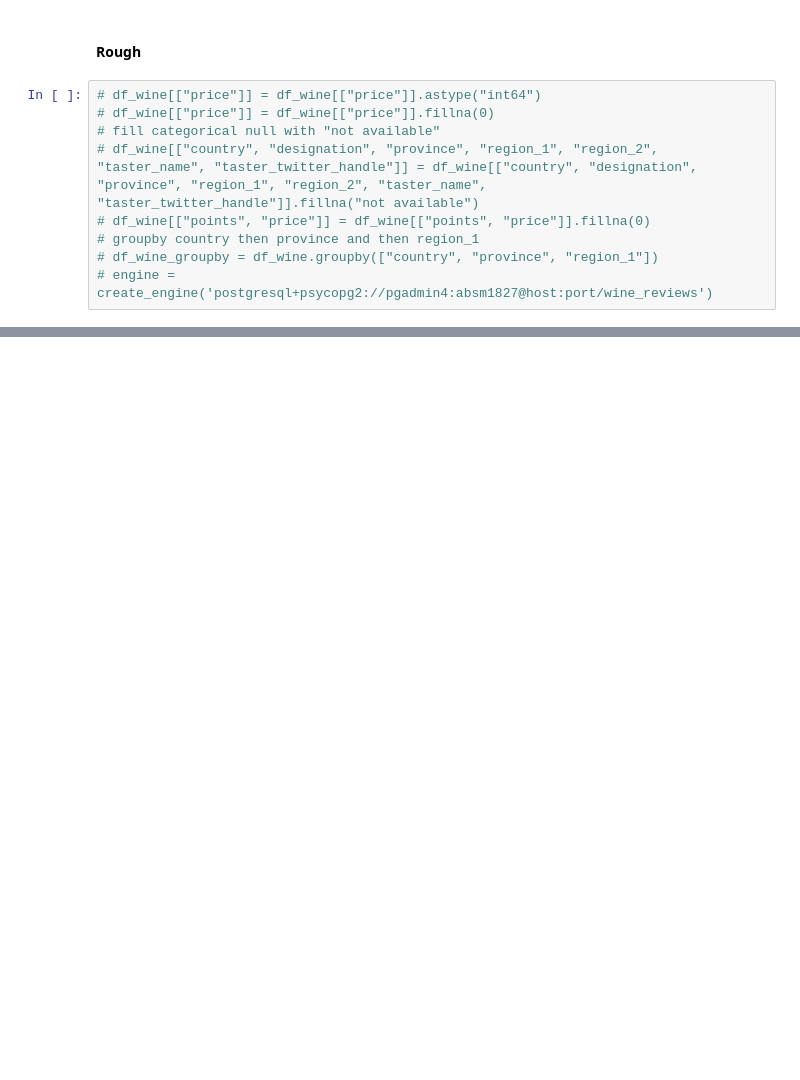
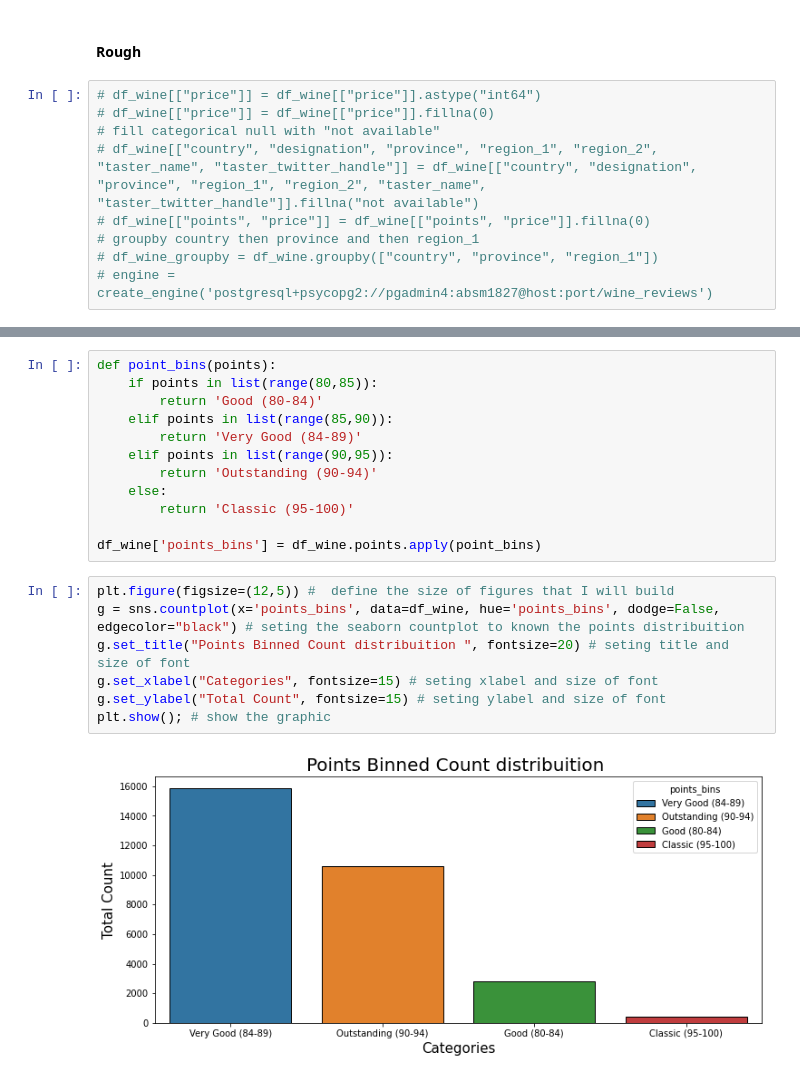
Before and after one commit to abagla18/Projects, a Jupyter notebook: iNeuron_internship_BA_1/wine_reviews.ipynb, the cells around one changed output, grey strips where cells are left out. Saved outputs shown, nothing was run; the diff lists cells and outputs as text; blank space fills up the shorter version.

```diff
--- a/iNeuron_internship_BA_1/wine_reviews.ipynb
+++ b/iNeuron_internship_BA_1/wine_reviews.ipynb
@@ -103,0 +140,21 @@ else:
+# %%
+def point_bins(points):
+    if points in list(range(80,85)):
+        return 'Good (80-84)'
+    elif points in list(range(85,90)):
+        return 'Very Good (84-89)'
+    elif points in list(range(90,95)):
+        return 'Outstanding (90-94)'
+    else:
+        return 'Classic (95-100)'
+
+df_wine['points_bins'] = df_wine.points.apply(point_bins)
+# %%
+plt.figure(figsize=(12,5)) #  define the size of figures that I will build
+g = sns.countplot(x='points_bins', data=df_wine, hue='points_bins', dodge=False, edgecolor="black") # seting the seaborn countplot to known the points distribuition
+g.set_title("Points Binned Count distribuition ", fontsize=20) # seting title and size of font
+g.set_xlabel("Categories", fontsize=15) # seting xlabel and size of font
+g.set_ylabel("Total Count", fontsize=15) # seting ylabel and size of font
+plt.show(); # show the graphic
+# %% [output]
+[figure, added]
```
Also changed, not shown: parts of 27 cells of this notebook, 10 other files.
